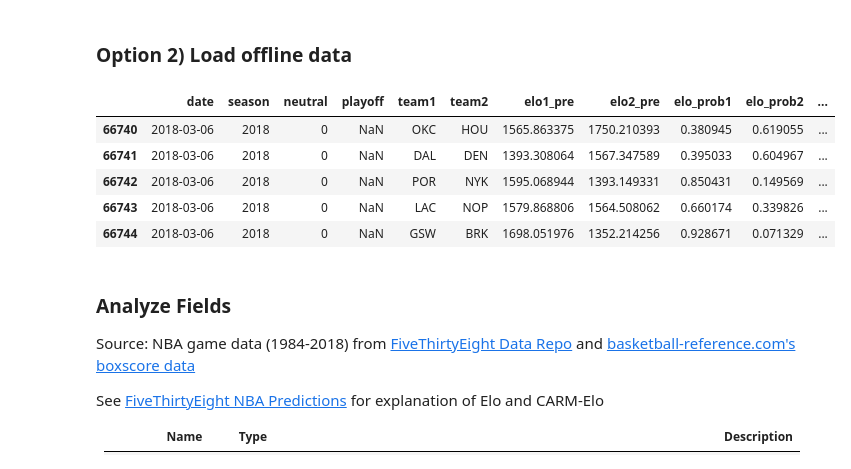
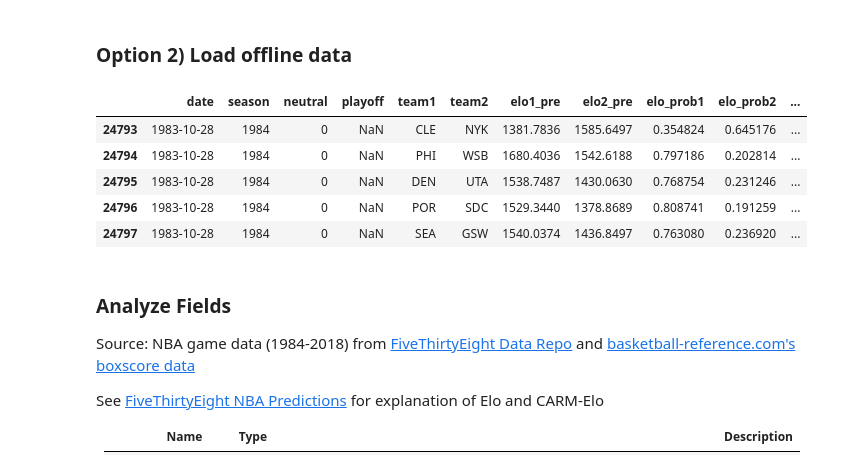
Before and after one commit to JKasakyan/nba-win-prob-model, a Jupyter notebook: Src/data_wrangle.ipynb, the cells around one changed output. Cells and saved outputs as stored; diff of their text form; code cells hidden in the pictures.

```diff
--- a/Src/data_wrangle.ipynb
+++ b/Src/data_wrangle.ipynb
@@ -243,14 +249,14 @@ df_boxscores_1984_2018.to_csv("../Data/nba_boxscores_1984_2018.csv")
 ### Option 2) Load offline data
 # %%
 df_boxscores_1984_2018 = pd.read_csv("../Data/nba_boxscores_1984_2018.csv", index_col=0, parse_dates=[1], infer_datetime_format=True)
-df_boxscores_1984_2018.tail()
+df_boxscores_1984_2018.head()
 # %% [output]
 |  | date | season | neutral | playoff | team1 | team2 | elo1_pre | elo2_pre | elo_prob1 | elo_prob2 | ... |
-| 66740 | 2018-03-06 | 2018 | 0 | NaN | OKC | HOU | 1565.863375 | 1750.210393 | 0.380945 | 0.619055 | ... |
-| 66741 | 2018-03-06 | 2018 | 0 | NaN | DAL | DEN | 1393.308064 | 1567.347589 | 0.395033 | 0.604967 | ... |
-| 66742 | 2018-03-06 | 2018 | 0 | NaN | POR | NYK | 1595.068944 | 1393.149331 | 0.850431 | 0.149569 | ... |
-| 66743 | 2018-03-06 | 2018 | 0 | NaN | LAC | NOP | 1579.868806 | 1564.508062 | 0.660174 | 0.339826 | ... |
-| 66744 | 2018-03-06 | 2018 | 0 | NaN | GSW | BRK | 1698.051976 | 1352.214256 | 0.928671 | 0.071329 | ... |
+| 24793 | 1983-10-28 | 1984 | 0 | NaN | CLE | NYK | 1381.7836 | 1585.6497 | 0.354824 | 0.645176 | ... |
+| 24794 | 1983-10-28 | 1984 | 0 | NaN | PHI | WSB | 1680.4036 | 1542.6188 | 0.797186 | 0.202814 | ... |
+| 24795 | 1983-10-28 | 1984 | 0 | NaN | DEN | UTA | 1538.7487 | 1430.0630 | 0.768754 | 0.231246 | ... |
+| 24796 | 1983-10-28 | 1984 | 0 | NaN | POR | SDC | 1529.3440 | 1378.8689 | 0.808741 | 0.191259 | ... |
+| 24797 | 1983-10-28 | 1984 | 0 | NaN | SEA | GSW | 1540.0374 | 1436.8497 | 0.763080 | 0.236920 | ... |
 # %% [markdown]
 ### Analyze Fields
 
```
Also changed, not shown: parts of 25 cells of this notebook.
